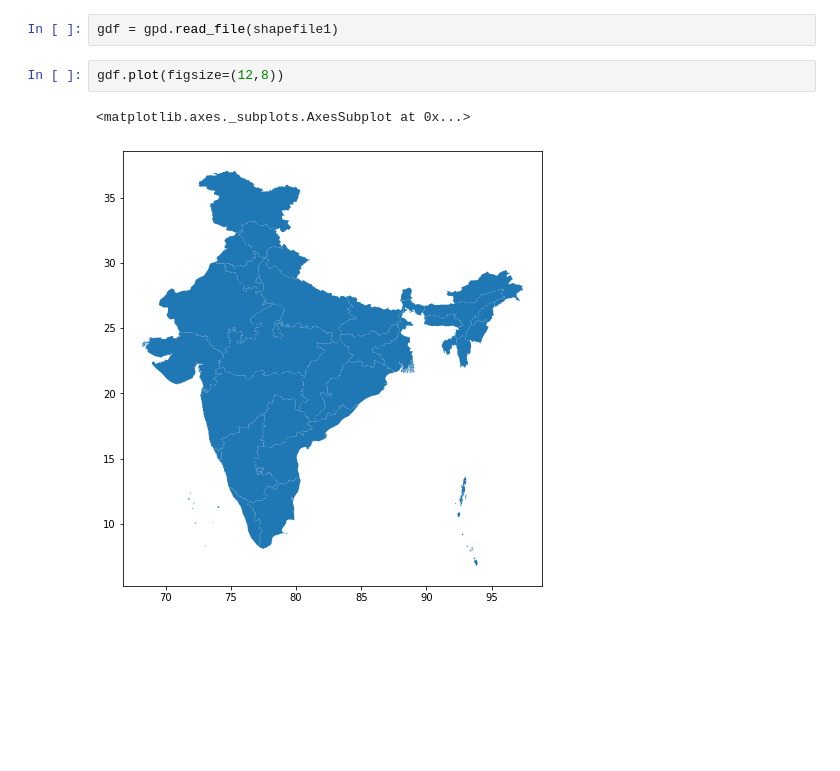
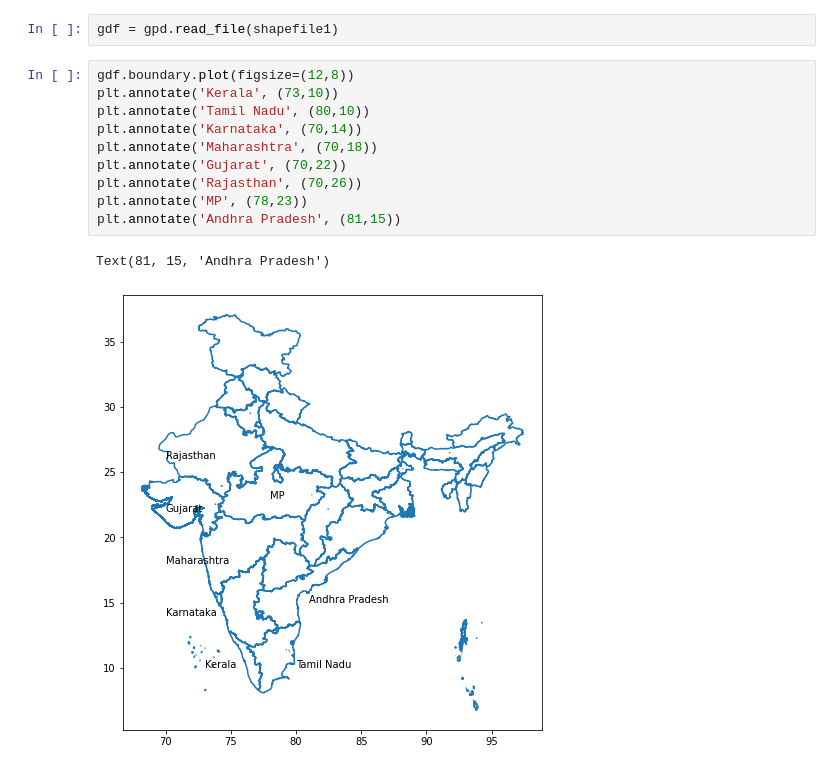
Before and after one commit to rajivsresearch/Corona, a Jupyter notebook: India_Corona_Visualization.ipynb, the cells around one changed output. Cells and saved outputs as stored; diff of their text form; blank space fills up the shorter version.

```diff
--- a/India_Corona_Visualization.ipynb
+++ b/India_Corona_Visualization.ipynb
@@ -28,8 +28,16 @@ import matplotlib.pyplot as plt
 shapefile1 = 'drive/My Drive/Data/India Map/Indian_States.shp'
 # %%
 gdf = gpd.read_file(shapefile1)
-# %%
-gdf.plot(figsize=(12,8))
-# %% [output]
-<matplotlib.axes._subplots.AxesSubplot at 0x...>
-[figure, removed]
+# %%
+gdf.boundary.plot(figsize=(12,8))
+plt.annotate('Kerala', (73,10))
+plt.annotate('Tamil Nadu', (80,10))
+plt.annotate('Karnataka', (70,14))
+plt.annotate('Maharashtra', (70,18))
+plt.annotate('Gujarat', (70,22))
+plt.annotate('Rajasthan', (70,26))
+plt.annotate('MP', (78,23))
+plt.annotate('Andhra Pradesh', (81,15))
+# %% [output]
+Text(81, 15, 'Andhra Pradesh')
+[figure, added]
```
Also changed, not shown: parts of 1 cell of this notebook.
